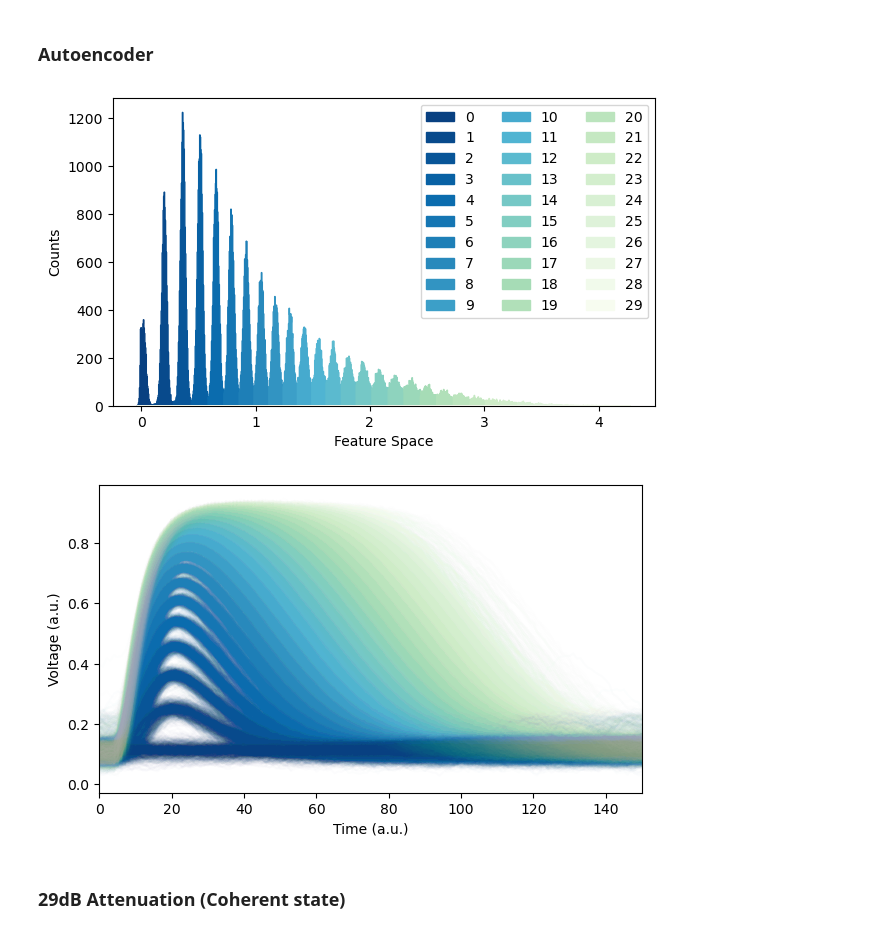
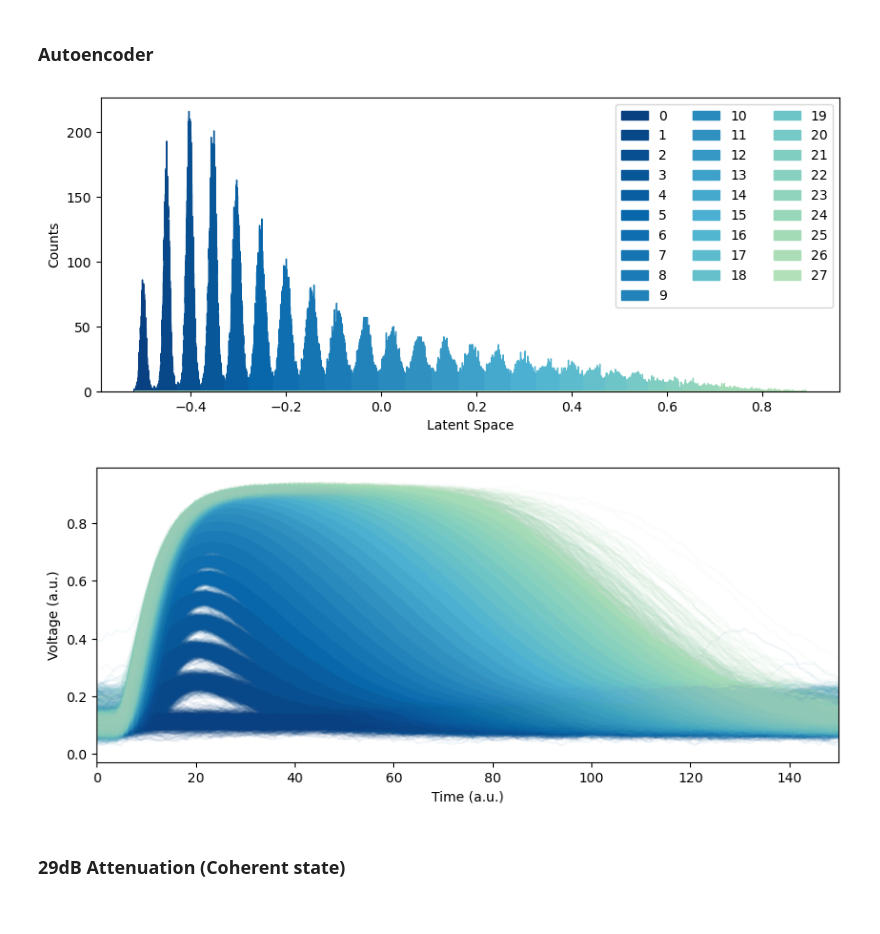
Before and after one commit to polyquantique/Photon-Number-Classification, a Jupyter notebook: src/Correlation.ipynb, the cells around one changed output. Cells and saved outputs as stored; diff of their text form; code cells hidden in the pictures.

Commit message:
Robust clustering

```diff
--- a/src/Correlation.ipynb
+++ b/src/Correlation.ipynb
@@ -42,11 +42,11 @@ np.shape(X)
 # %% [markdown]
 ### Autoencoder
 # %%
-kd = autoencoder_kerneDensity("Autoencoder Log/run-2023-09-05-18-52/fold 0")
-kd.fit_cluster(X, plot_density=False, plot_cluster=True, plot_traces=True, traces_xlim=(0,150))
+kd = autoencoder_kernelDensity("AutoencoderLog/run-2023-10-10-09-19/fold 0")
+kd.fit(X, bw_cst=[0.008], plot_density=False, plot_cluster=True, plot_traces=True, traces_xlim=(0,150))
 # %% [output]
-[figure, old version]
+[figure, new version]
-[figure, old version]
+[figure, new version]
 # %% [markdown]
 ### 29dB Attenuation (Coherent state)
 # %%
```
Also changed, not shown: parts of 2 cells of this notebook, 26 other files.
